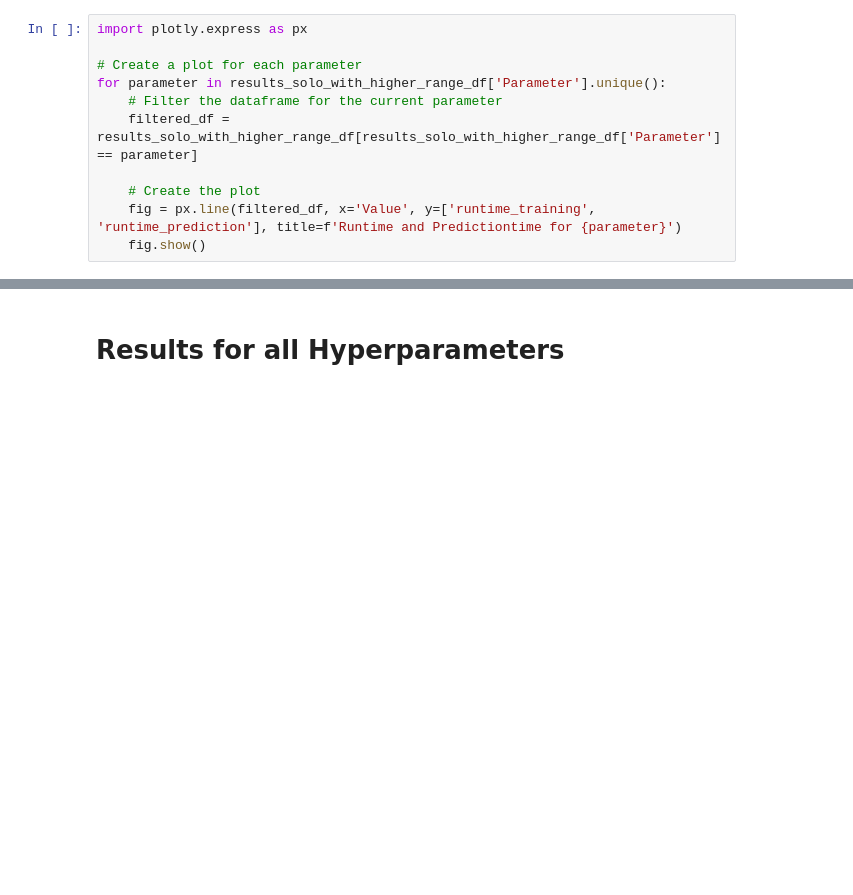
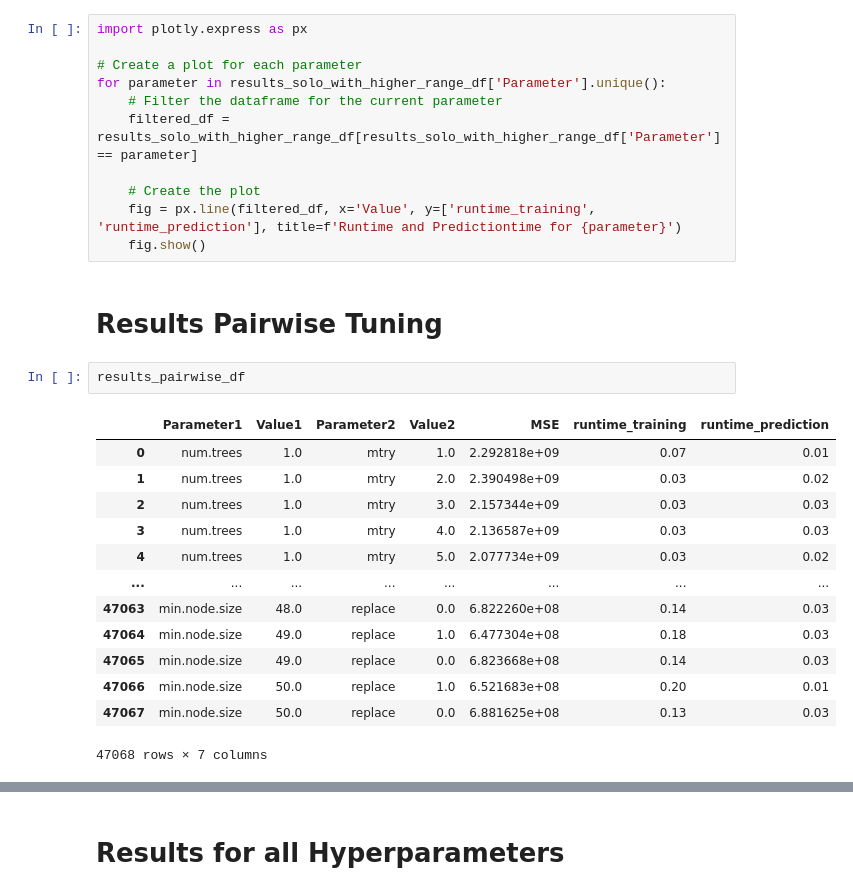
Before and after one commit to TimonKaeppel/tuning_house_prices, a Jupyter notebook: plotting_hyperpiratemeters_.ipynb, the cells around one changed output, grey strips where cells are left out. Drawn from its saved outputs; the diff is of its cells as text; blank space fills up the shorter version.

```diff
--- a/plotting_hyperpiratemeters_.ipynb
+++ b/plotting_hyperpiratemeters_.ipynb
@@ -41,3 +43,21 @@ for parameter in results_solo_with_higher_range_df['Parameter'].unique():
     # Create the plot
     fig = px.line(filtered_df, x='Value', y=['runtime_training', 'runtime_prediction'], title=f'Runtime and Predictiontime for {parameter}')
     fig.show()
+# %% [markdown]
+# Results Pairwise Tuning
+# %%
+results_pairwise_df
+# %% [output]
+|  | Parameter1 | Value1 | Parameter2 | Value2 | MSE | runtime_training | runtime_prediction |
+| 0 | num.trees | 1.0 | mtry | 1.0 | 2.292818e+09 | 0.07 | 0.01 |
+| 1 | num.trees | 1.0 | mtry | 2.0 | 2.390498e+09 | 0.03 | 0.02 |
+| 2 | num.trees | 1.0 | mtry | 3.0 | 2.157344e+09 | 0.03 | 0.03 |
+| 3 | num.trees | 1.0 | mtry | 4.0 | 2.136587e+09 | 0.03 | 0.03 |
+| 4 | num.trees | 1.0 | mtry | 5.0 | 2.077734e+09 | 0.03 | 0.02 |
+| ... | ... | ... | ... | ... | ... | ... | ... |
+| 47063 | min.node.size | 48.0 | replace | 0.0 | 6.822260e+08 | 0.14 | 0.03 |
+| 47064 | min.node.size | 49.0 | replace | 1.0 | 6.477304e+08 | 0.18 | 0.03 |
+| 47065 | min.node.size | 49.0 | replace | 0.0 | 6.823668e+08 | 0.14 | 0.03 |
+| 47066 | min.node.size | 50.0 | replace | 1.0 | 6.521683e+08 | 0.20 | 0.01 |
+| 47067 | min.node.size | 50.0 | replace | 0.0 | 6.881625e+08 | 0.13 | 0.03 |
+47068 rows × 7 columns
```
Also changed, not shown: parts of 3 cells of this notebook, 2 other files.
